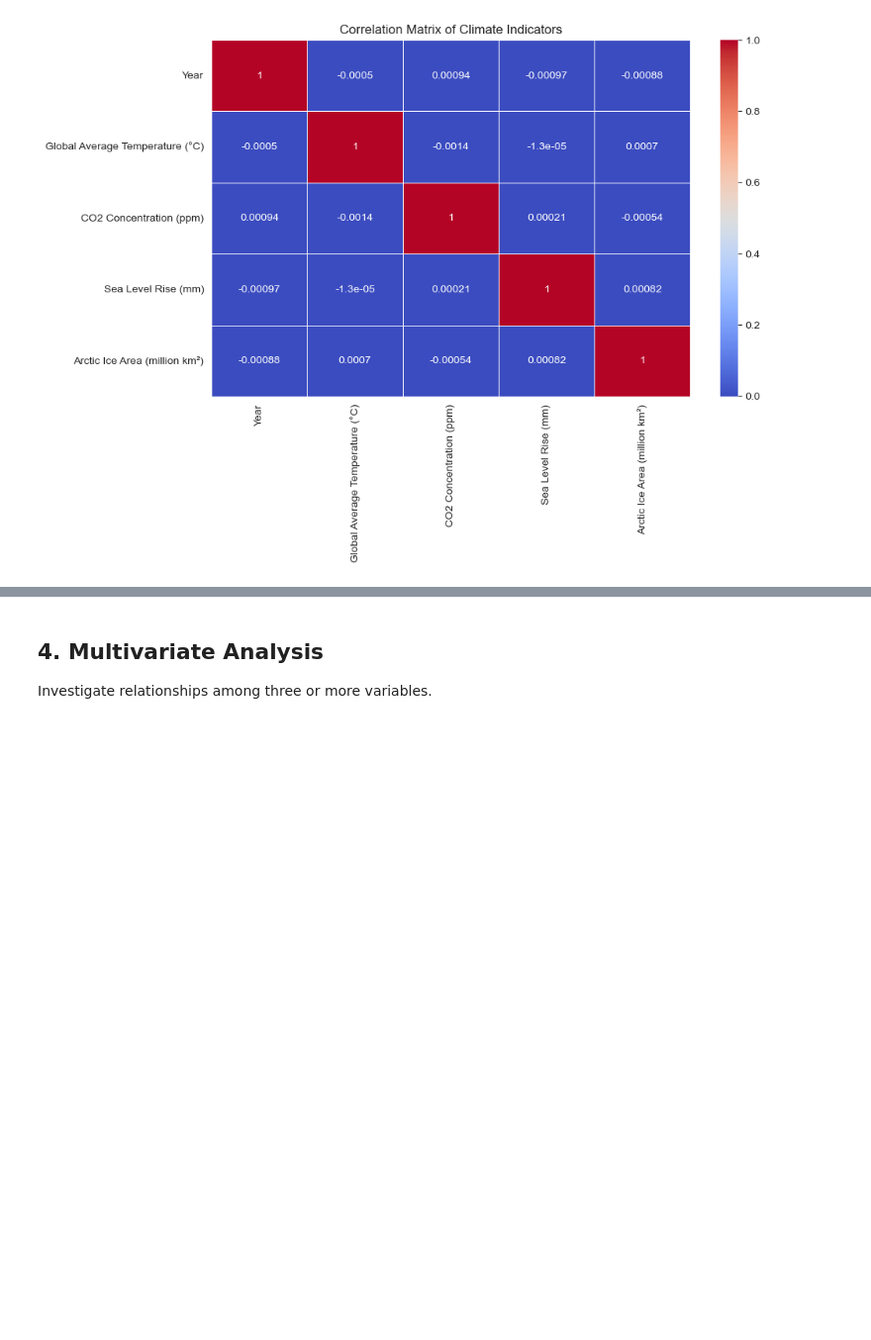
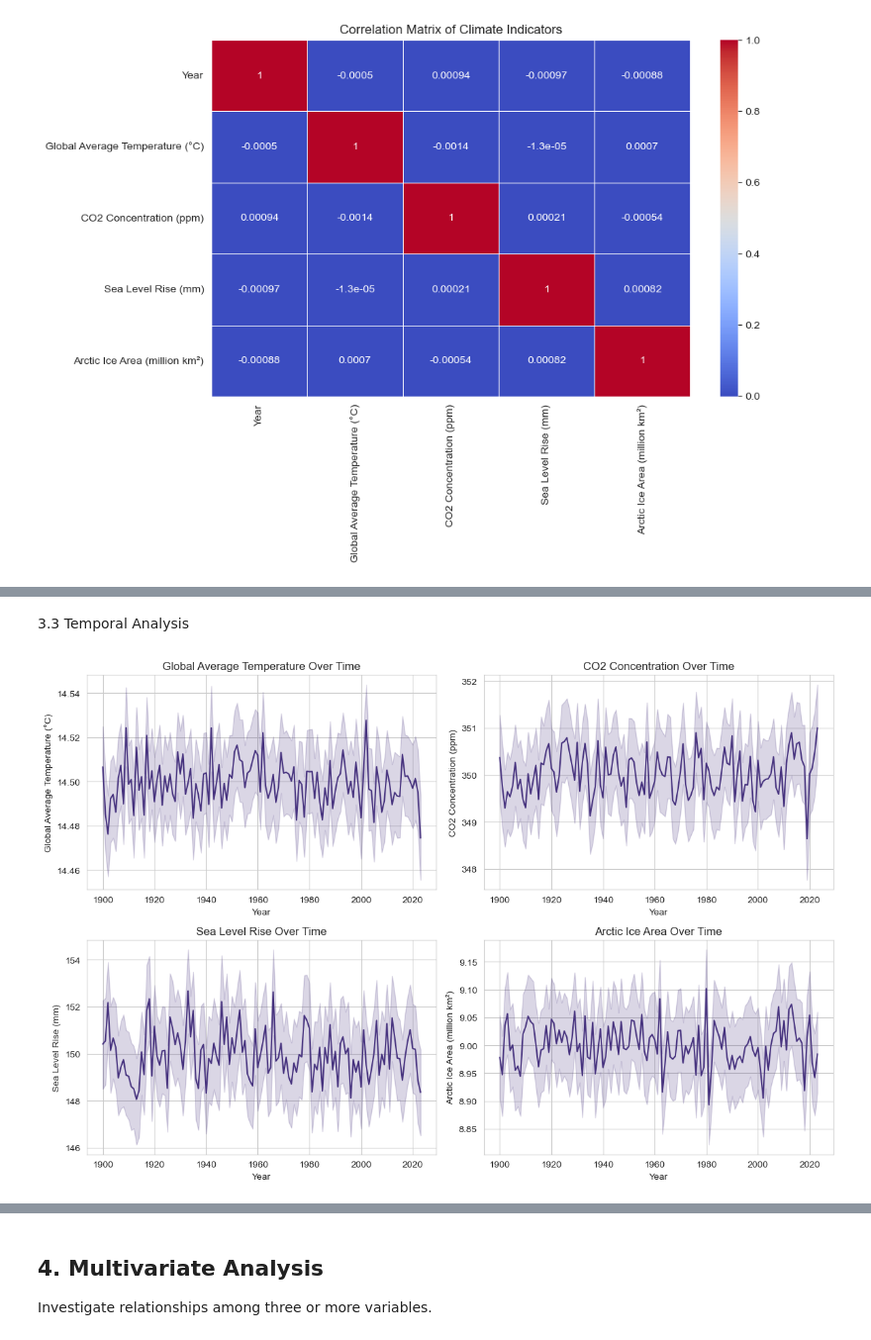
Before and after one commit to Omdena-NIC-Nepal/complete-eda-awesometeam, a Jupyter notebook: starter-notebook.ipynb, the cells around one changed output, grey strips where cells are left out. Shown at 99% size. Cells and saved outputs as stored; diff of their text form; code cells hidden in the pictures; blank space fills up the shorter version.

Commit message:
Completed Bivariate analysis

```diff
--- a/starter-notebook.ipynb
+++ b/starter-notebook.ipynb
@@ -91,0 +108,30 @@ Visualizing the relationships between two variables.
+# %% [markdown]
+3.3 Temporal Analysis
+# %%
+# Plotting variables over time
+plt.figure(figsize=(12, 8))
+
+# Global Temperature over time
+plt.subplot(2, 2, 1)
+sns.lineplot(data=df, x='Year', y='Global Average Temperature (°C)')
+plt.title('Global Average Temperature Over Time')
+
+# CO2 Concentration over time
+plt.subplot(2, 2, 2)
+sns.lineplot(data=df, x='Year', y='CO2 Concentration (ppm)')
+plt.title('CO2 Concentration Over Time')
+
+# Sea Level Rise over time
+plt.subplot(2, 2, 3)
+sns.lineplot(data=df, x='Year', y='Sea Level Rise (mm)')
+plt.title('Sea Level Rise Over Time')
+
+# Arctic Ice Area over time
+plt.subplot(2, 2, 4)
+sns.lineplot(data=df, x='Year', y='Arctic Ice Area (million km²)')
+plt.title('Arctic Ice Area Over Time')
+
+plt.tight_layout()
+plt.show()
+# %% [output]
+[figure, added]
```
Also changed, not shown: parts of 9 cells of this notebook.
